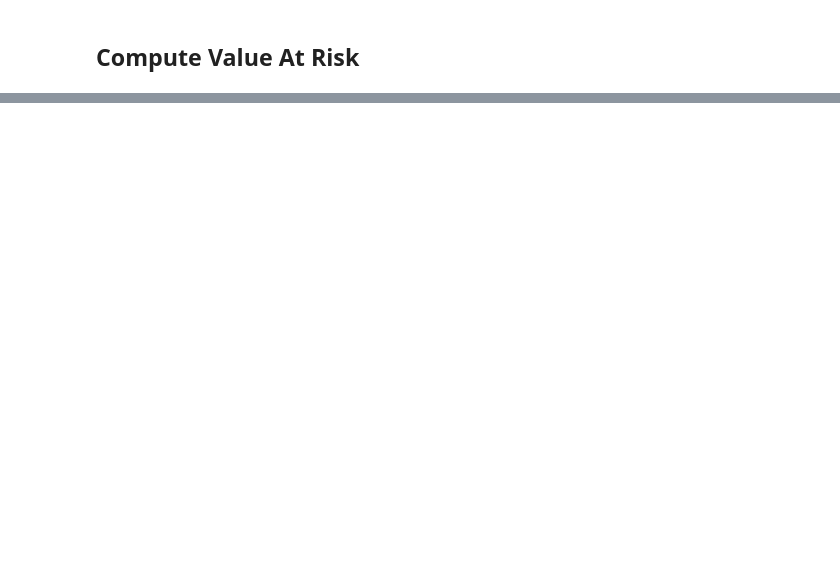
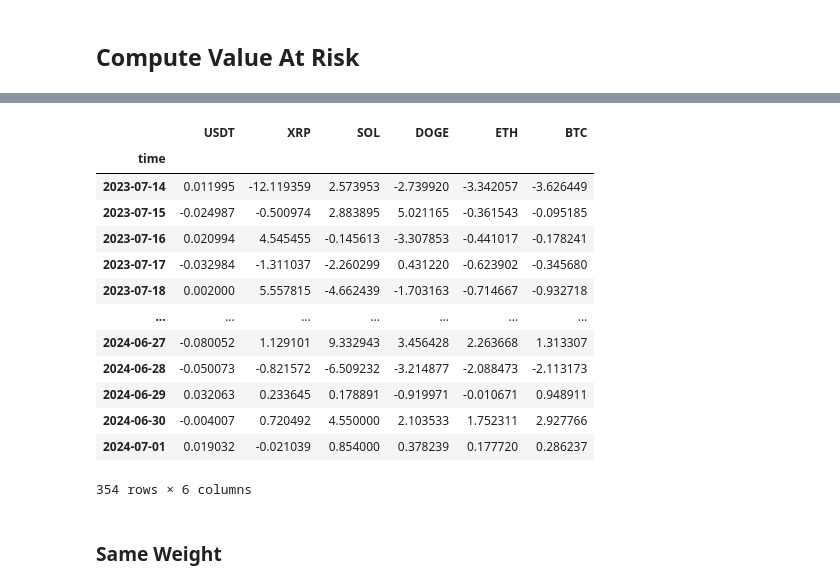
Before and after one commit to jeanmarcdygeek/pyeasyfi, a Jupyter notebook: main.ipynb, the cells around one changed output, grey strips where cells are left out. Cells and saved outputs as stored; diff of their text form; code cells hidden in the pictures; blank space fills up the shorter version.

```diff
--- a/main.ipynb
+++ b/main.ipynb
@@ -212,0 +203,8 @@ Value at risk for XRP : -81.07857698749717
+# %%
+assets_df = pd.DataFrame()
+for key, value in data_dict.items():
+    assets_df[f"{key}"] = value["close"]
+assets_df = assets_df.dropna()
+#assets_df.index = assets_df["time"]
+#assets_df = assets_df[list(data_dict.keys())]
+#assets_df
@@ -212,0 +228,20 @@ Value at risk for XRP : -81.07857698749717
+# %%
+ret_df = compute_returns(assets_df, return_pandas=True)
+ret_df
+# %% [output]
+|  | USDT | XRP | SOL | DOGE | ETH | BTC |
+| time |  |  |  |  |  |  |
+| 2023-07-14 | 0.011995 | -12.119359 | 2.573953 | -2.739920 | -3.342057 | -3.626449 |
+| 2023-07-15 | -0.024987 | -0.500974 | 2.883895 | 5.021165 | -0.361543 | -0.095185 |
+| 2023-07-16 | 0.020994 | 4.545455 | -0.145613 | -3.307853 | -0.441017 | -0.178241 |
+| 2023-07-17 | -0.032984 | -1.311037 | -2.260299 | 0.431220 | -0.623902 | -0.345680 |
+| 2023-07-18 | 0.002000 | 5.557815 | -4.662439 | -1.703163 | -0.714667 | -0.932718 |
+| ... | ... | ... | ... | ... | ... | ... |
+| 2024-06-27 | -0.080052 | 1.129101 | 9.332943 | 3.456428 | 2.263668 | 1.313307 |
+| 2024-06-28 | -0.050073 | -0.821572 | -6.509232 | -3.214877 | -2.088473 | -2.113173 |
+| 2024-06-29 | 0.032063 | 0.233645 | 0.178891 | -0.919971 | -0.010671 | 0.948911 |
+| 2024-06-30 | -0.004007 | 0.720492 | 4.550000 | 2.103533 | 1.752311 | 2.927766 |
+| 2024-07-01 | 0.019032 | -0.021039 | 0.854000 | 0.378239 | 0.177720 | 0.286237 |
+354 rows × 6 columns
+# %% [markdown]
+### Same Weight
```
Also changed, not shown: parts of 15 cells of this notebook, 3 other files.
